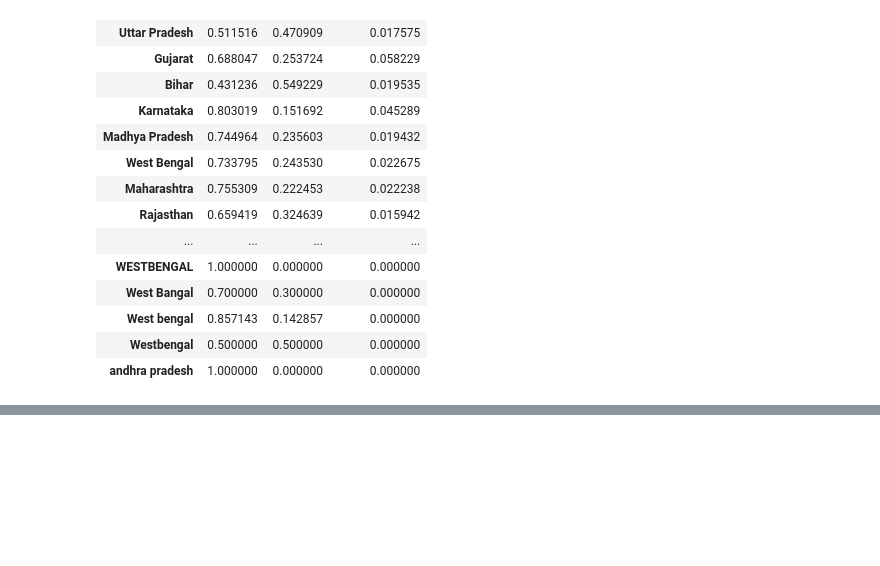
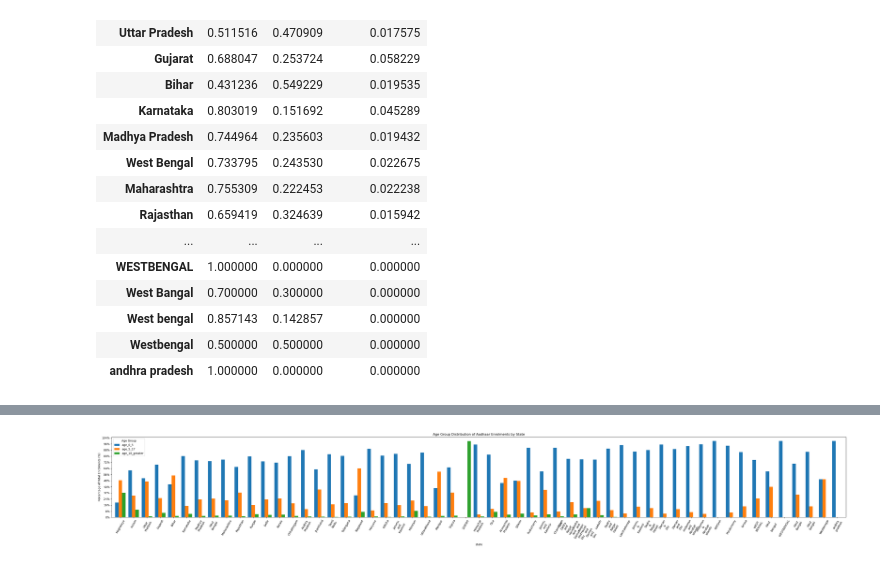
Before and after one commit to pranavdawara-py/aadhaar-analysis, a Jupyter notebook: notebooks/data_analysis.ipynb, the cells around one changed output, grey strips where cells are left out. Cells and saved outputs as stored; diff of their text form; code cells hidden in the pictures; blank space fills up the shorter version.

```diff
--- a/notebooks/data_analysis.ipynb
+++ b/notebooks/data_analysis.ipynb
@@ -181,0 +203,23 @@ plt.show()
+# %%
+state_age_pct = state_age.div(state_age.sum(axis=1), axis=0) * 100
+
+state_age_pct_short = state_age_pct.copy()
+state_age_pct_short.index = state_age_pct_short.index.str.replace(" ", "\n")
+
+state_age_pct_short.plot(
+    kind="bar",
+    figsize=(38, 6),
+    width=0.8
+)
+
+plt.ylabel("Percentage of Total Enrolments (%)")
+plt.title("Age Group Distribution of Aadhaar Enrolments by State")
+plt.xticks(rotation=60)
+plt.gca().yaxis.set_major_formatter(mtick.StrMethodFormatter('{x:.0f}%'))
+plt.gca().yaxis.set_major_locator(mtick.MaxNLocator(nbins=15))
+plt.legend(title="Age Group")
+plt.tight_layout()
+plt.show()
+#have to shorten the names
+# %% [output]
+[figure, added]
```
Also changed, not shown: parts of 12 cells of this notebook.
